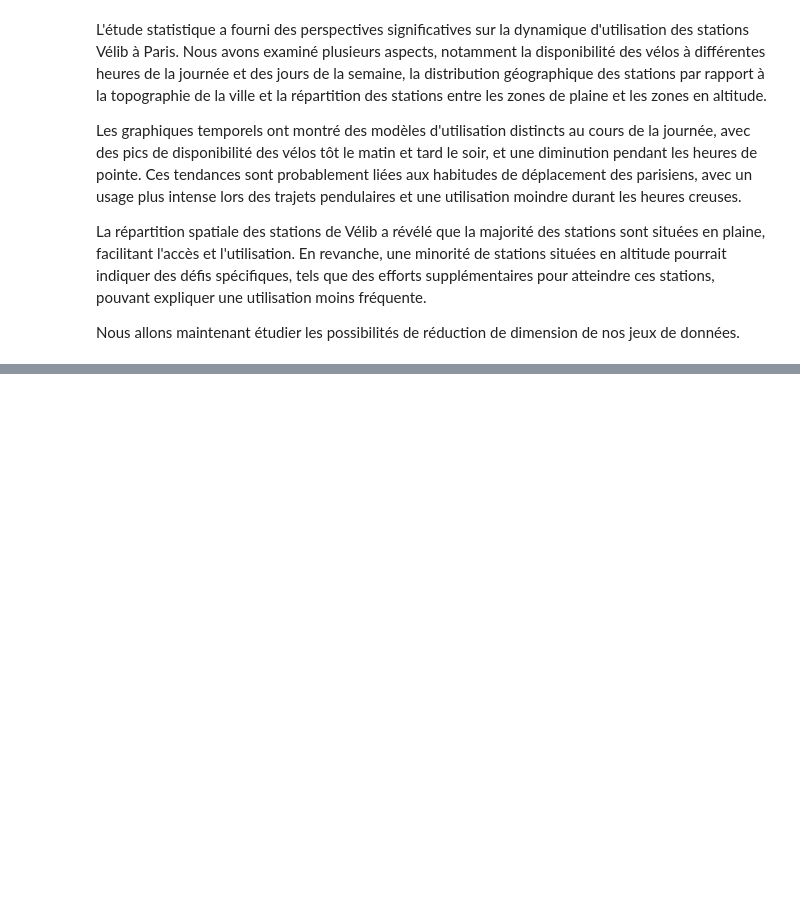
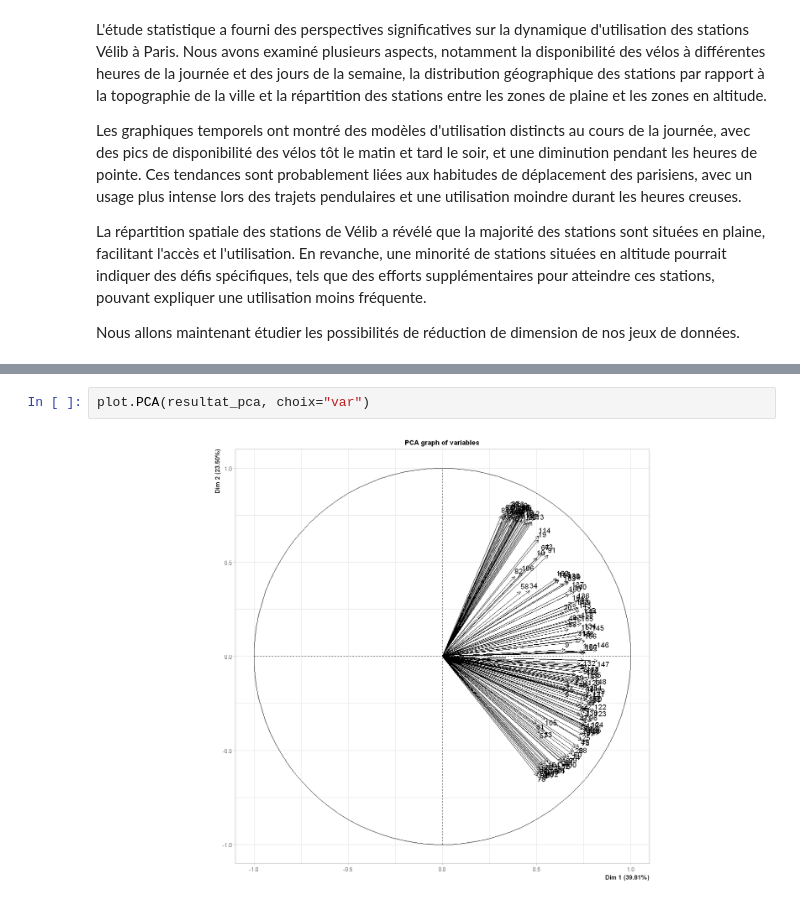
Before and after one commit to dpiot14/ProjetAD, a Jupyter notebook: TP_Velib_R_Project.ipynb, the cells around one changed output, grey strips where cells are left out. Drawn from its saved outputs; the diff is of its cells as text; blank space fills up the shorter version.

```diff
--- a/TP_Velib_R_Project.ipynb
+++ b/TP_Velib_R_Project.ipynb
@@ -1243,0 +567,4 @@ Nous allons maintenant étudier les possibilités de réduction de dimension de
+# %%
+plot.PCA(resultat_pca, choix="var")
+# %% [output]
+[figure, added]
```
Also changed, not shown: parts of 35 cells of this notebook.
